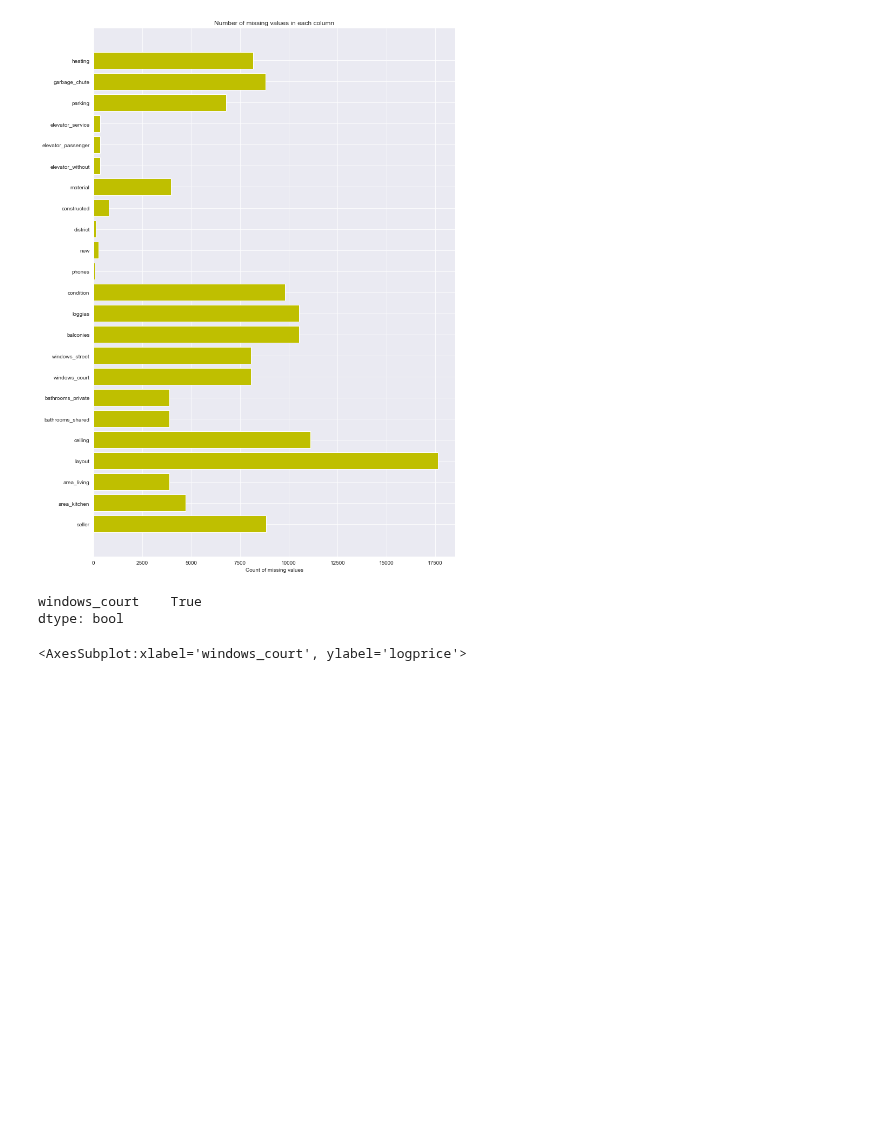
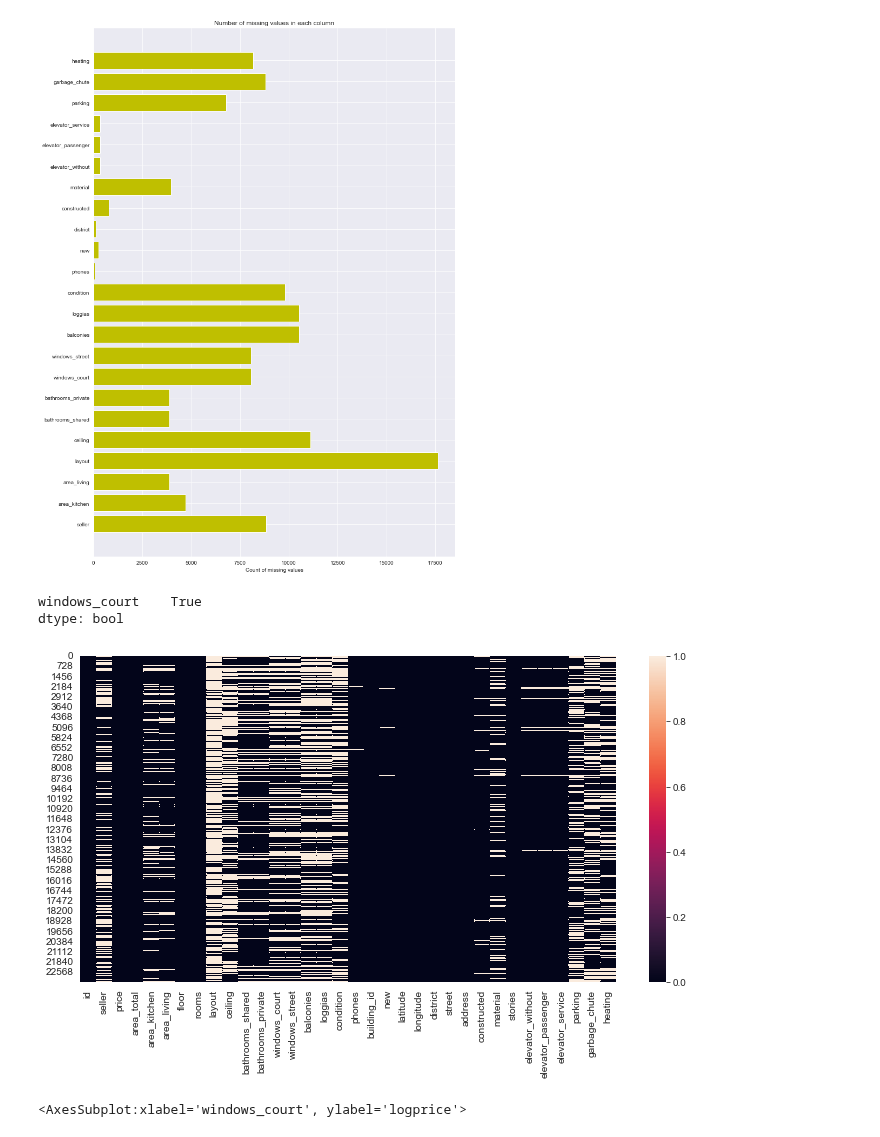
Before and after one commit to jimoskar/ml, a Jupyter notebook: project/jim_EDA.ipynb, the cells around one changed output. Drawn from its saved outputs; the diff is of its cells as text; code cells hidden in the pictures; blank space fills up the shorter version.

```diff
--- a/project/jim_EDA.ipynb
+++ b/project/jim_EDA.ipynb
@@ -72,6 +72,12 @@ data.loc[data['windows_street'].isna(), ['windows_court']].isna().all()
 # %% [output]
 windows_court    True
 dtype: bool
+# %%
+plt.figure(figsize=(12, 6))
+sns.heatmap(data.isnull())
+plt.show()
+# %% [output]
+[figure, added]
 # %%
 sns.boxplot(x = 'windows_court', y = 'logprice', data = data)
 # %% [output]
```
Also changed, not shown: 14 other files.
